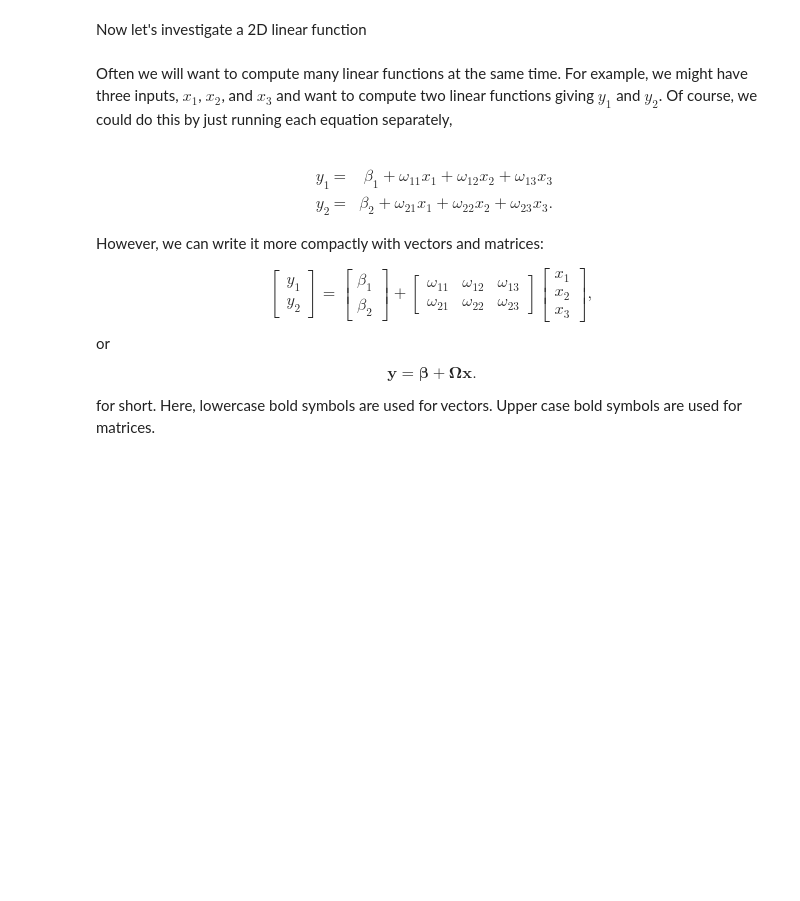
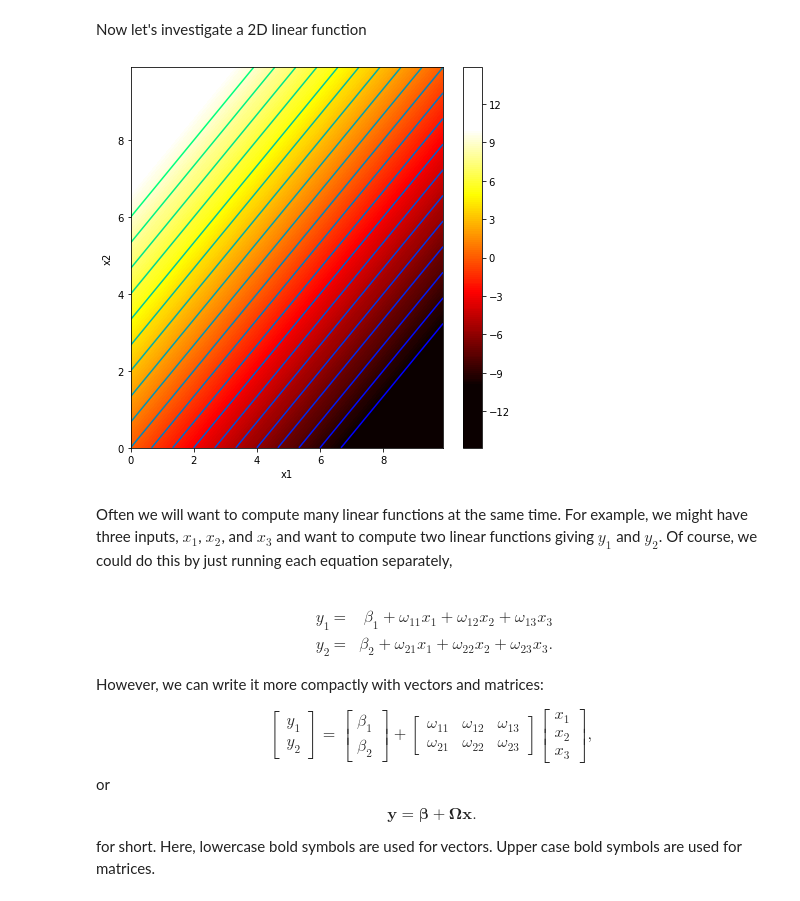
Before and after one commit to bkur808/167_notebook_1_1, a Jupyter notebook: 1_1_BackgroundMathematics.ipynb, the cells around one changed output. Saved outputs shown, nothing was run; the diff lists cells and outputs as text; code cells hidden in the pictures; blank space fills up the shorter version.

```diff
--- a/1_1_BackgroundMathematics.ipynb
+++ b/1_1_BackgroundMathematics.ipynb
@@ -62,42 +59,31 @@ def draw_2D_function(x1_mesh, x2_mesh, y):
     ax.contour(x1_mesh, x2_mesh, y, levels, cmap='winter')
     plt.show()
 # %%
-# Define a linear function with two inputs, x1 and x2
+
 def linear_function_2D(x1,x2,beta,omega1,omega2):
-  # TODO -- replace the code line below with formula for 2D linear equation
-  y = x1
+  y = beta + omega1*x1 + omega2*x2
 
   return y
 # %%
 # Plot the 2D function
 
 # Make 2D array of x and y points
 x1 = np.arange(0.0, 10.0, 0.1)
 x2 = np.arange(0.0, 10.0, 0.1)
 x1,x2 = np.meshgrid(x1,x2)  # https://www.geeksforgeeks.org/numpy-meshgrid-function/
 
 # Compute the 2D function for given values of omega1, omega2
-beta = 0.0; omega1 = 1.0; omega2 = -0.5
+beta = 0; omega1 = -1.5; omega2 = 1.5
 y  = linear_function_2D(x1,x2,beta, omega1, omega2)
 
 # Draw the function.
 # Color represents y value (brighter = higher value)
 # Black = -10 or less, White = +10 or more
 # 0 = mid orange
 # Lines are contours where value is equal
 draw_2D_function(x1,x2,y)
-
-# TODO
-# Predict what this plot will look like if you set omega_1 to zero
-# Change the code and see if you are right.
-
-# TODO
-# Predict what this plot will look like if you set omega_2 to zero
-# Change the code and see if you are right.
-
-# TODO
-# Predict what this plot will look like if you set beta to -5
-# Change the code and see if you are correct
+# %% [output]
+[figure, added]
 # %% [markdown]
 Often we will want to compute many linear functions at the same time.  For example, we might have three inputs, $x_1$, $x_2$, and $x_3$ and want to compute two linear functions giving $y_1$ and $y_2$. Of course, we could do this by just running each equation separately,<br><br>
 
```
Also changed, not shown: parts of 10 cells of this notebook.
